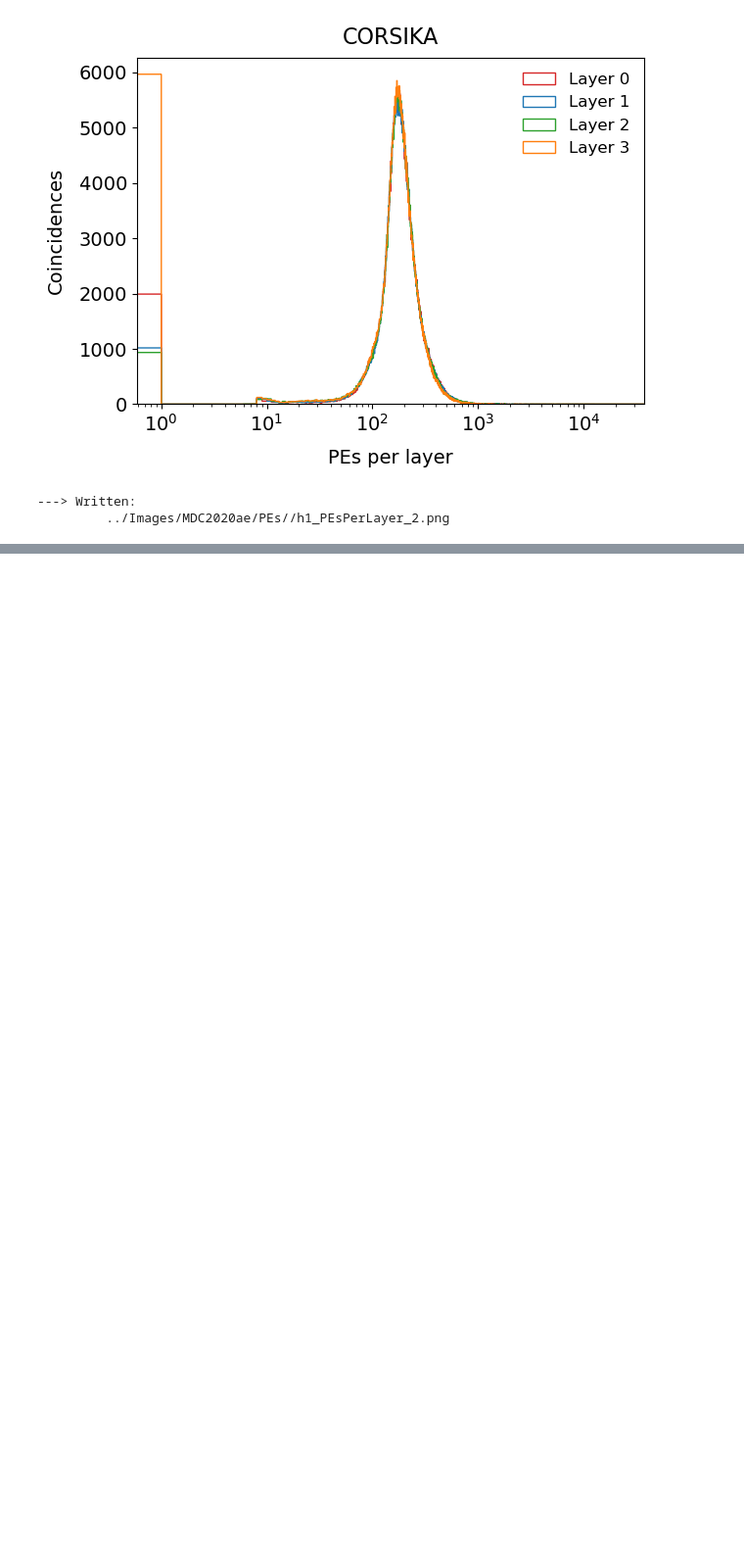
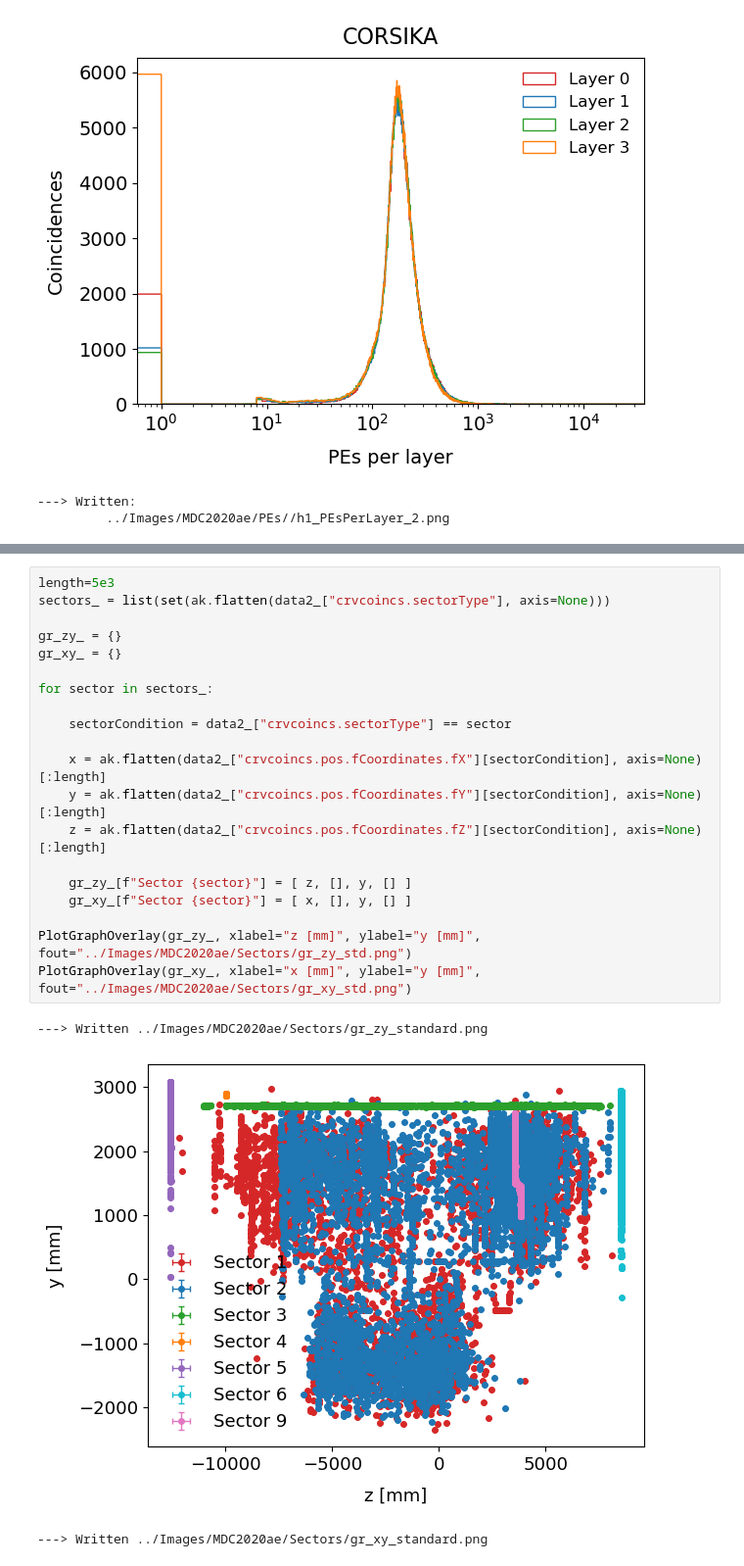
Before and after one commit to sam-grant/CRVSim, a Jupyter notebook: Analyses/Jupyter/PEs.ipynb, the cells around one changed output, grey strips where cells are left out. Shown: that part at 98% size. Drawn from its saved outputs; the diff is of its cells as text; blank space fills up the shorter version.

```diff
--- a/Analyses/Jupyter/PEs.ipynb
+++ b/Analyses/Jupyter/PEs.ipynb
@@ -178,0 +355,24 @@ Plot1DOverlay({"Layer 0" : PEsPerLayer2_0,
+# %%
+length=5e3
+sectors_ = list(set(ak.flatten(data2_["crvcoincs.sectorType"], axis=None)))
+
+gr_zy_ = {}
+gr_xy_ = {}
+
+for sector in sectors_:
+
+    sectorCondition = data2_["crvcoincs.sectorType"] == sector
+
+    x = ak.flatten(data2_["crvcoincs.pos.fCoordinates.fX"][sectorCondition], axis=None)[:length]
+    y = ak.flatten(data2_["crvcoincs.pos.fCoordinates.fY"][sectorCondition], axis=None)[:length]
+    z = ak.flatten(data2_["crvcoincs.pos.fCoordinates.fZ"][sectorCondition], axis=None)[:length]
+
+    gr_zy_[f"Sector {sector}"] = [ z, [], y, [] ]
+    gr_xy_[f"Sector {sector}"] = [ x, [], y, [] ]
+
+PlotGraphOverlay(gr_zy_, xlabel="z [mm]", ylabel="y [mm]", fout="../Images/MDC2020ae/Sectors/gr_zy_std.png")
+PlotGraphOverlay(gr_xy_, xlabel="x [mm]", ylabel="y [mm]", fout="../Images/MDC2020ae/Sectors/gr_xy_std.png")
+# %% [output]
+---> Written ../Images/MDC2020ae/Sectors/gr_zy_standard.png
+[figure, added]
+---> Written ../Images/MDC2020ae/Sectors/gr_xy_standard.png
```
Also changed, not shown: parts of 9 cells of this notebook.
